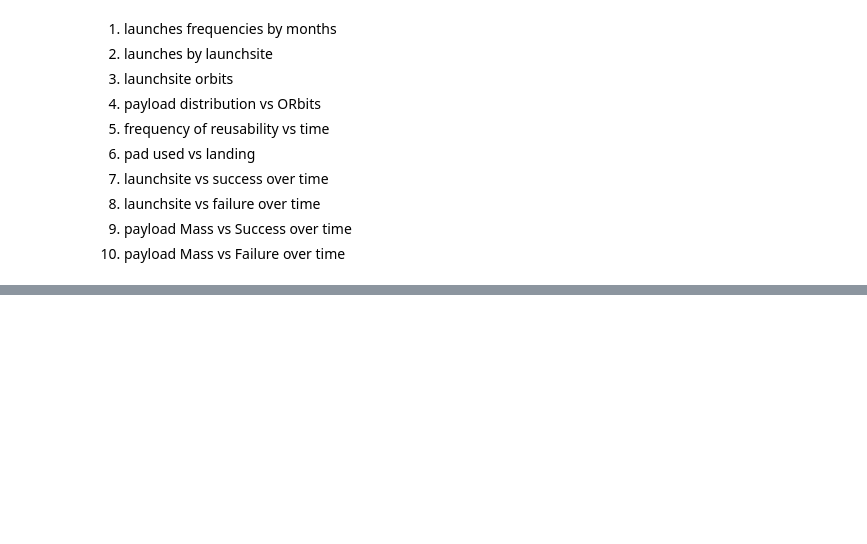
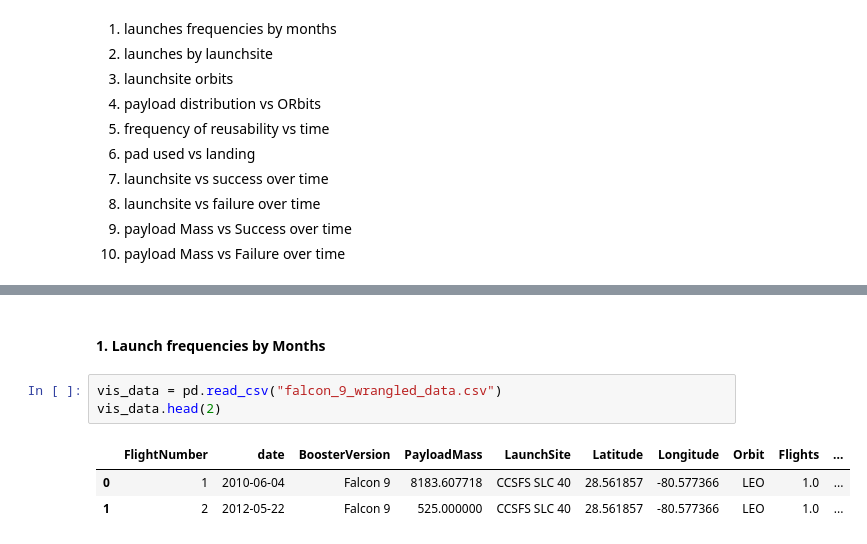
Before and after one commit to ChakshuGrover225/SpaceX-Falcon9-Launch-Mission-Success-Prediction---EDA, a Jupyter notebook: Data_visualisation.ipynb, the cells around one changed output, grey strips where cells are left out. Saved outputs shown, nothing was run; the diff lists cells and outputs as text; blank space fills up the shorter version.

```diff
--- a/Data_visualisation.ipynb
+++ b/Data_visualisation.ipynb
@@ -49,0 +42,9 @@ fig.show()
+# %% [markdown]
+#### 1. Launch frequencies by Months
+# %%
+vis_data = pd.read_csv("falcon_9_wrangled_data.csv")
+vis_data.head(2)
+# %% [output]
+|  | FlightNumber | date | BoosterVersion | PayloadMass | LaunchSite | Latitude | Longitude | Orbit | Flights | ... |
+| 0 | 1 | 2010-06-04 | Falcon 9 | 8183.607718 | CCSFS SLC 40 | 28.561857 | -80.577366 | LEO | 1.0 | ... |
+| 1 | 2 | 2012-05-22 | Falcon 9 | 525.000000 | CCSFS SLC 40 | 28.561857 | -80.577366 | LEO | 1.0 | ... |
```
Also changed, not shown: parts of 19 cells of this notebook.
